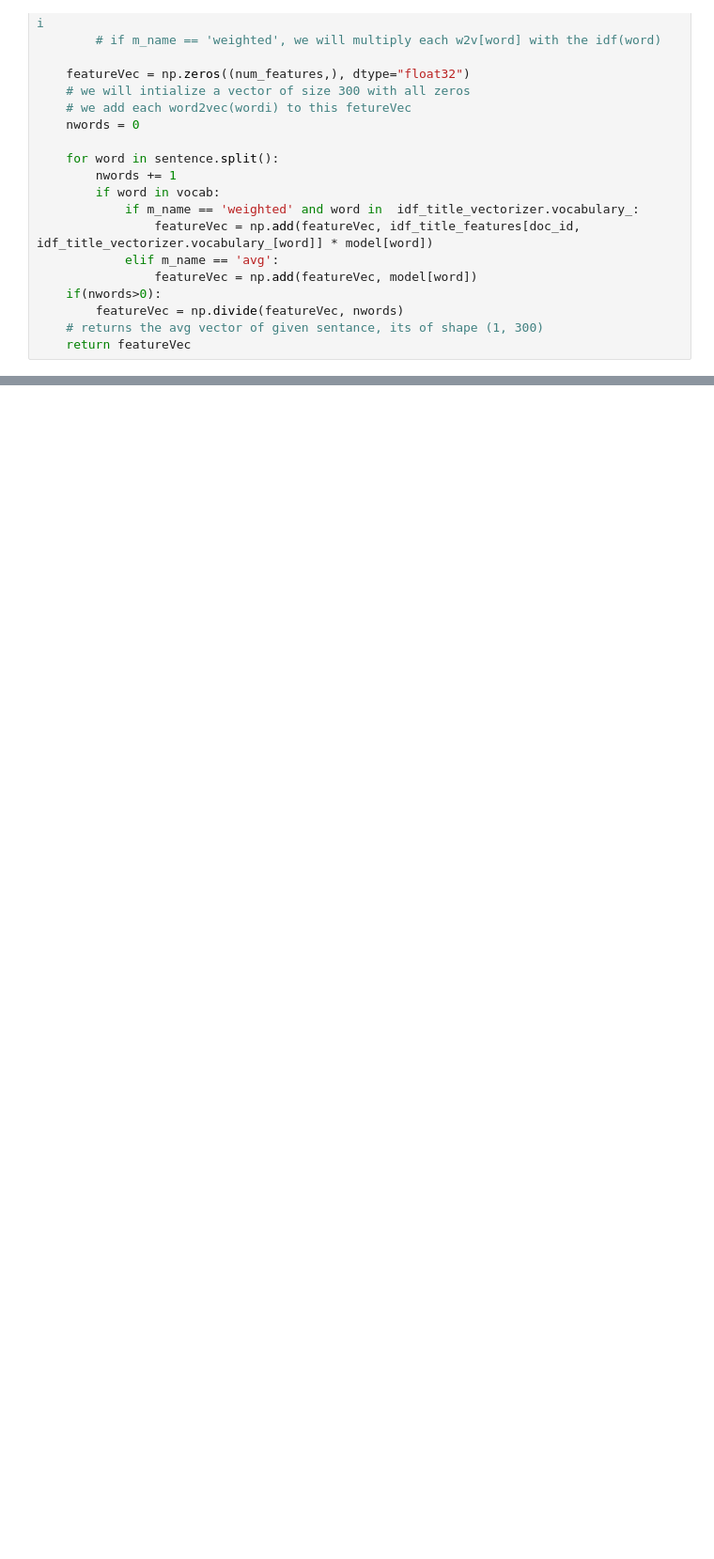
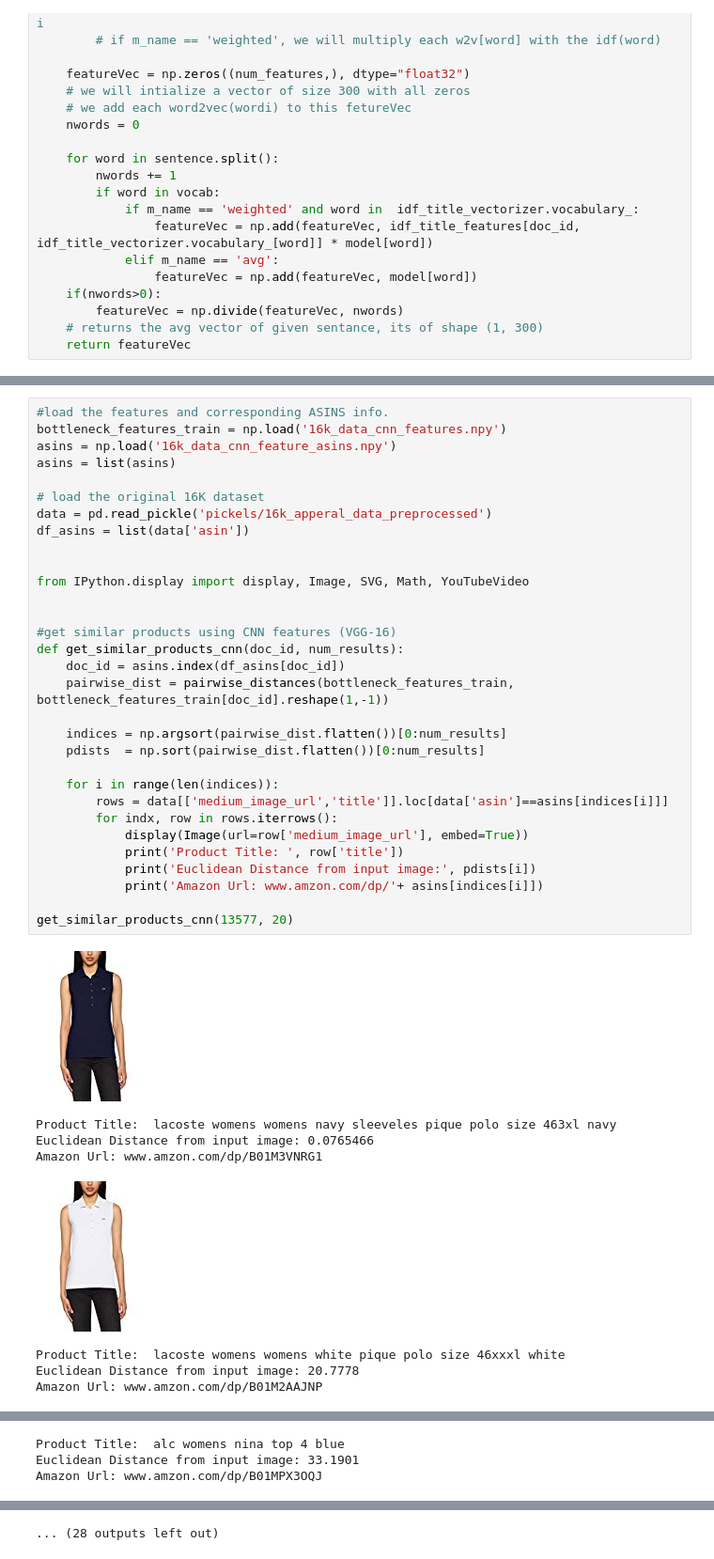
Before and after one commit to karangupta26/Apparel-Recommendation-System, a Jupyter notebook: RecommendationSystem.ipynb, the cells around one changed output, grey strips where cells are left out. Shown at 94% size. Cells and saved outputs as stored; diff of their text form; blank space fills up the shorter version.

```diff
--- a/RecommendationSystem.ipynb
+++ b/RecommendationSystem.ipynb
@@ -541,0 +607,40 @@ weighted_w2v_model(14443,20)
+# %%
+#load the features and corresponding ASINS info.
+bottleneck_features_train = np.load('16k_data_cnn_features.npy')
+asins = np.load('16k_data_cnn_feature_asins.npy')
+asins = list(asins)
+
+# load the original 16K dataset
+data = pd.read_pickle('pickels/16k_apperal_data_preprocessed')
+df_asins = list(data['asin'])
+
+
+from IPython.display import display, Image, SVG, Math, YouTubeVideo
+
+
+#get similar products using CNN features (VGG-16)
+def get_similar_products_cnn(doc_id, num_results):
+    doc_id = asins.index(df_asins[doc_id])
+    pairwise_dist = pairwise_distances(bottleneck_features_train, bottleneck_features_train[doc_id].reshape(1,-1))
+
+    indices = np.argsort(pairwise_dist.flatten())[0:num_results]
+    pdists  = np.sort(pairwise_dist.flatten())[0:num_results]
+
+    for i in range(len(indices)):
+        rows = data[['medium_image_url','title']].loc[data['asin']==asins[indices[i]]]
+        for indx, row in rows.iterrows():
+            display(Image(url=row['medium_image_url'], embed=True))
+            print('Product Title: ', row['title'])
+            print('Euclidean Distance from input image:', pdists[i])
+            print('Amazon Url: www.amzon.com/dp/'+ asins[indices[i]])
+
+get_similar_products_cnn(13577, 20)
+# %% [output]
+[figure, added]
+Product Title:  lacoste womens womens navy sleeveles pique polo size 463xl navy
+Euclidean Distance from input image: 0.0765466
+Amazon Url: www.amzon.com/dp/B01M3VNRG1
+[figure, added]
+Product Title:  lacoste womens womens white pique polo size 46xxxl white
+Euclidean Distance from input image: 20.7778
+Amazon Url: www.amzon.com/dp/B01M2AAJNP
@@ -541,0 +648,3 @@ weighted_w2v_model(14443,20)
+Product Title:  alc womens nina top 4 blue
+Euclidean Distance from input image: 33.1901
+Amazon Url: www.amzon.com/dp/B01MPX3OQJ
@@ -541,0 +663 @@ weighted_w2v_model(14443,20)
+... (28 outputs left out)
```
Also changed, not shown: parts of 5 cells of this notebook, 1 other file.
